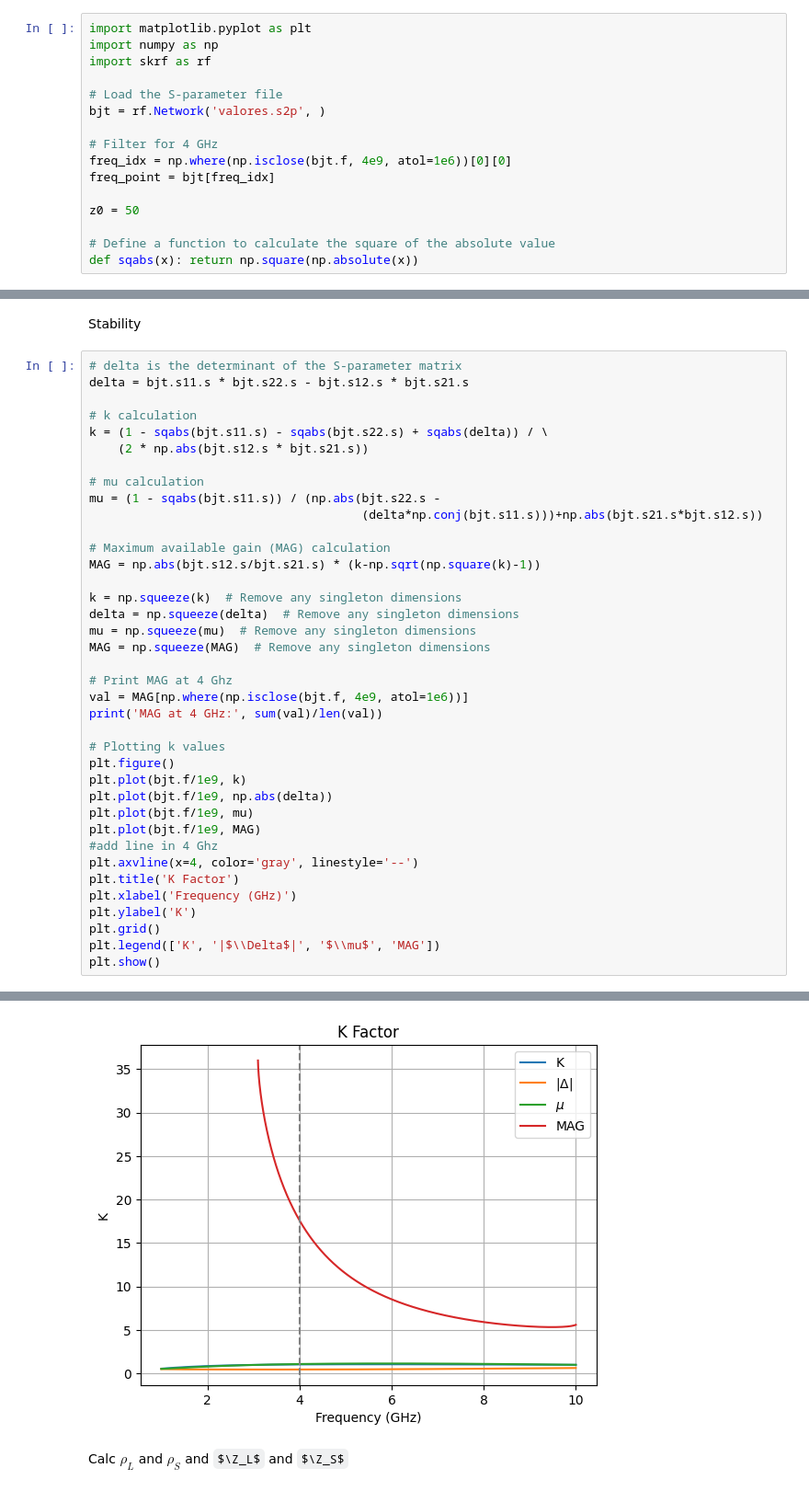
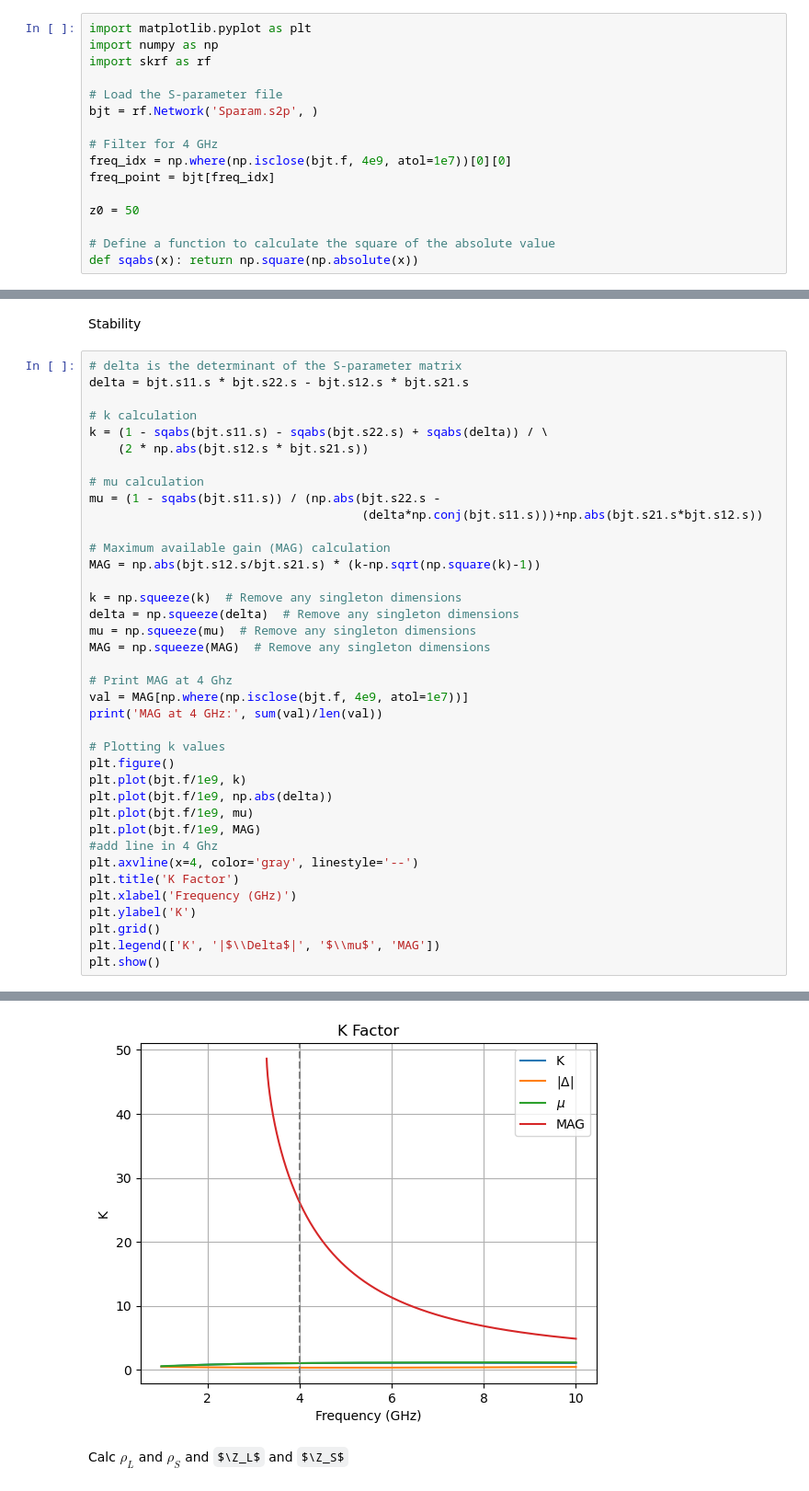
Before and after one commit to MartimAgostinho/ERF-Lab2, a Jupyter notebook: Python/contas.ipynb, the cells around one changed output, grey strips where cells are left out. Shown: that part at 92% size. Drawn from its saved outputs; the diff is of its cells as text; some formulas as TeX source.

```diff
--- a/Python/contas.ipynb
+++ b/Python/contas.ipynb
@@ -6,10 +6,10 @@ import numpy as np
 import skrf as rf
 
 # Load the S-parameter file
-bjt = rf.Network('valores.s2p', )
+bjt = rf.Network('Sparam.s2p', )
 
 # Filter for 4 GHz
-freq_idx = np.where(np.isclose(bjt.f, 4e9, atol=1e6))[0][0]
+freq_idx = np.where(np.isclose(bjt.f, 4e9, atol=1e7))[0][0]
 freq_point = bjt[freq_idx]
 
 z0 = 50
@@ -63,7 +65,7 @@ mu = np.squeeze(mu)  # Remove any singleton dimensions
 MAG = np.squeeze(MAG)  # Remove any singleton dimensions
 
 # Print MAG at 4 Ghz
-val = MAG[np.where(np.isclose(bjt.f, 4e9, atol=1e6))]
+val = MAG[np.where(np.isclose(bjt.f, 4e9, atol=1e7))]
 print('MAG at 4 GHz:', sum(val)/len(val))
 
 # Plotting k values
@@ -85,4 +87,4 @@ MAG at 4 GHz: 17.617140849920908
-[figure, old version]
+[figure, new version]
 # %% [markdown]
 Calc $\rho_L$ and $\rho_S$ and $\Z_L$ and $\Z_S$
 # %%
```
Also changed, not shown: parts of 5 cells of this notebook, 7 other files.
